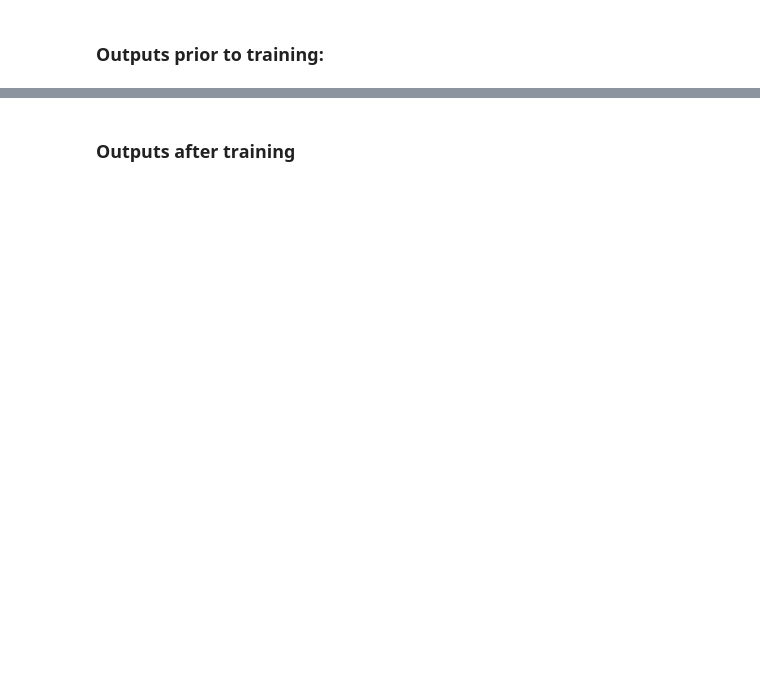
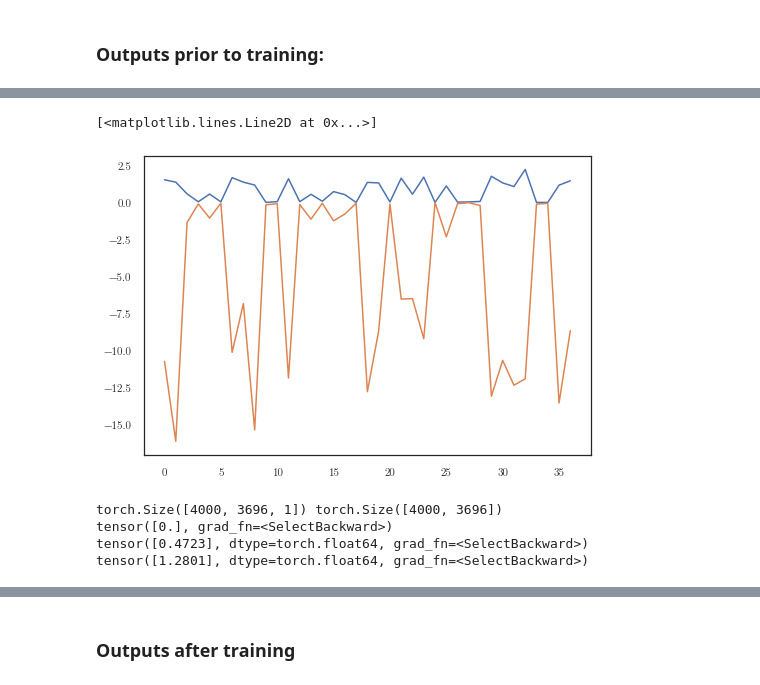
Before and after one commit to mossjacob/alfi, a Jupyter notebook: experiments/rnavelocity/rnavelocity.ipynb, the cells around one changed output, grey strips where cells are left out. Cells and saved outputs as stored; diff of their text form; code cells hidden in the pictures; blank space fills up the shorter version.

```diff
--- a/experiments/rnavelocity/rnavelocity.ipynb
+++ b/experiments/rnavelocity/rnavelocity.ipynb
@@ -207,0 +246,8 @@ torch.Size([30, 2000, 362]) a 200 10 4000
+# %%
+plt.plot(u_y[cpe_index, ::100])
+plt.plot(-s_y[cpe_index, ::100])
+
+# plt.scatter(s_y[cpe_index, ::10], u_y[cpe_index, ::10], alpha=0.1,s=5, c='black')
+# %% [output]
+[<matplotlib.lines.Line2D at 0x...>]
+[figure, added]
@@ -208,12 +256,20 @@ torch.Size([30, 2000, 362]) a 200 10 4000
 # %%
-
+mean = out.mean.t()
+print(cells.shape, mean.shape)
+# print(cells.squeeze()[0])
+# print(cells.squeeze()[2000])
+# print((cells.squeeze() * nonzero_mask)[2000].nonzero())
 # with torch.no_grad():
 #     # lfm.splicing_rate[cpe_index] += 0.2
 #     lfm.transcription_rate[cpe_index] += 0.5
-print(lfm.time_assignments_indices)
 print(lfm.decay_rate[cpe_index])
 print(lfm.splicing_rate[cpe_index])
 print(lfm.transcription_rate[cpe_index])
+# %% [output]
+torch.Size([4000, 3696, 1]) torch.Size([4000, 3696])
+tensor([0.], grad_fn=<SelectBackward>)
+tensor([0.4723], dtype=torch.float64, grad_fn=<SelectBackward>)
+tensor([1.2801], dtype=torch.float64, grad_fn=<SelectBackward>)
 # %%
 print(l2[cpe_index])
 print(gamma.shape)
```
Also changed, not shown: parts of 20 cells of this notebook, 2 other files.
